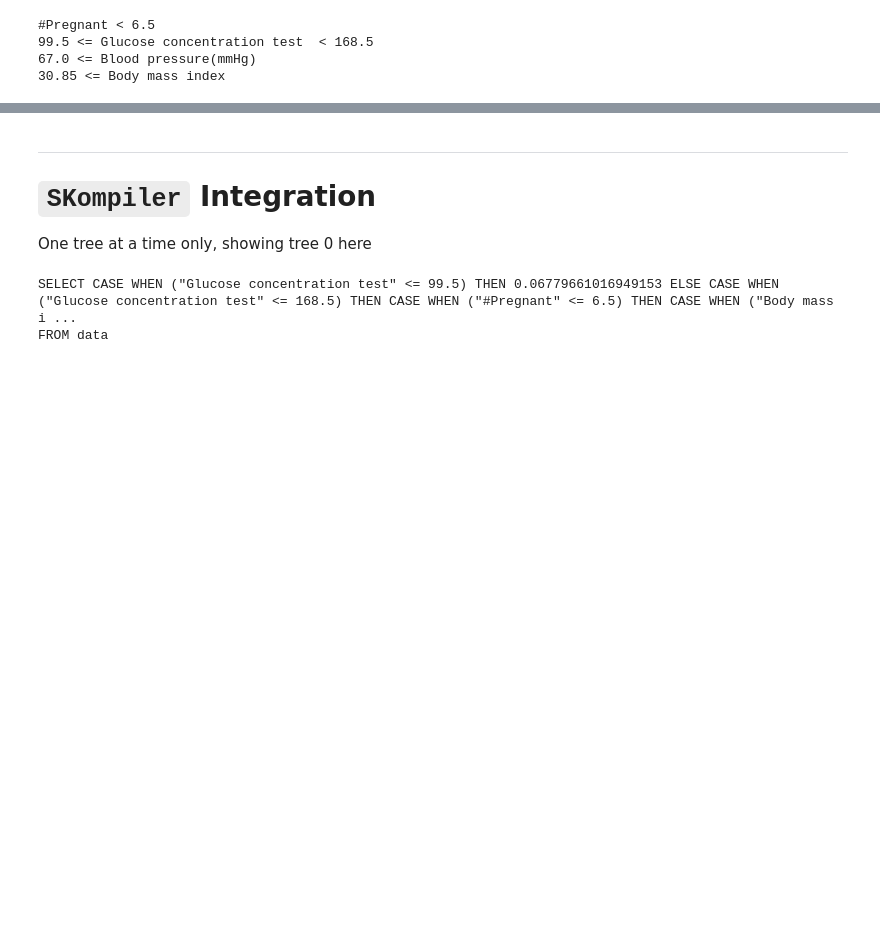
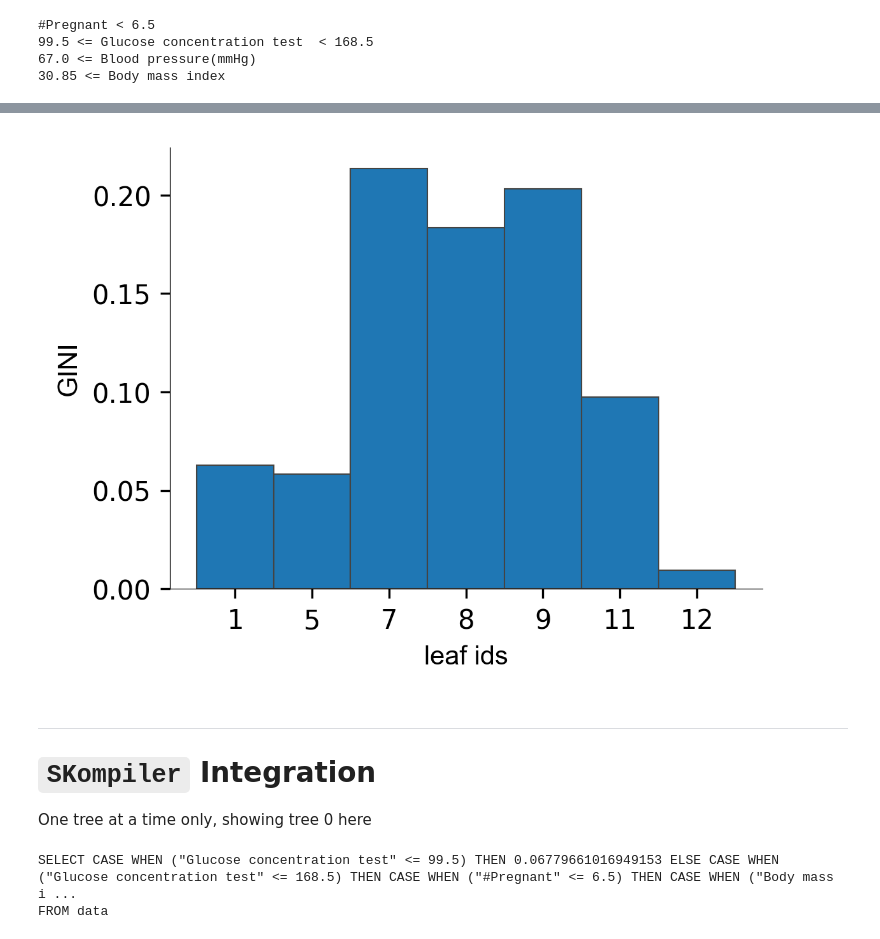
Before and after one commit to csinva/imodels, a Jupyter notebook: notebooks/figs_demo.ipynb, the cells around one changed output, grey strips where cells are left out. Saved outputs shown, nothing was run; the diff lists cells and outputs as text; code cells hidden in the pictures; blank space fills up the shorter version.

```diff
--- a/notebooks/FIGS_viz_demo.ipynb
+++ b/notebooks/figs_demo.ipynb
@@ -177,3 +161,7 @@ trees.ctreeviz_leaf_samples(shadow_dtree)
+# %%
+viz_model.leaf_purity(display_type='plot', **dtv_params_gen)
+# %% [output]
+[figure, added]
 # %% [markdown]
 ***
 # `SKompiler` Integration
```
Also changed, not shown: parts of 15 cells of this notebook, 1 other file.
